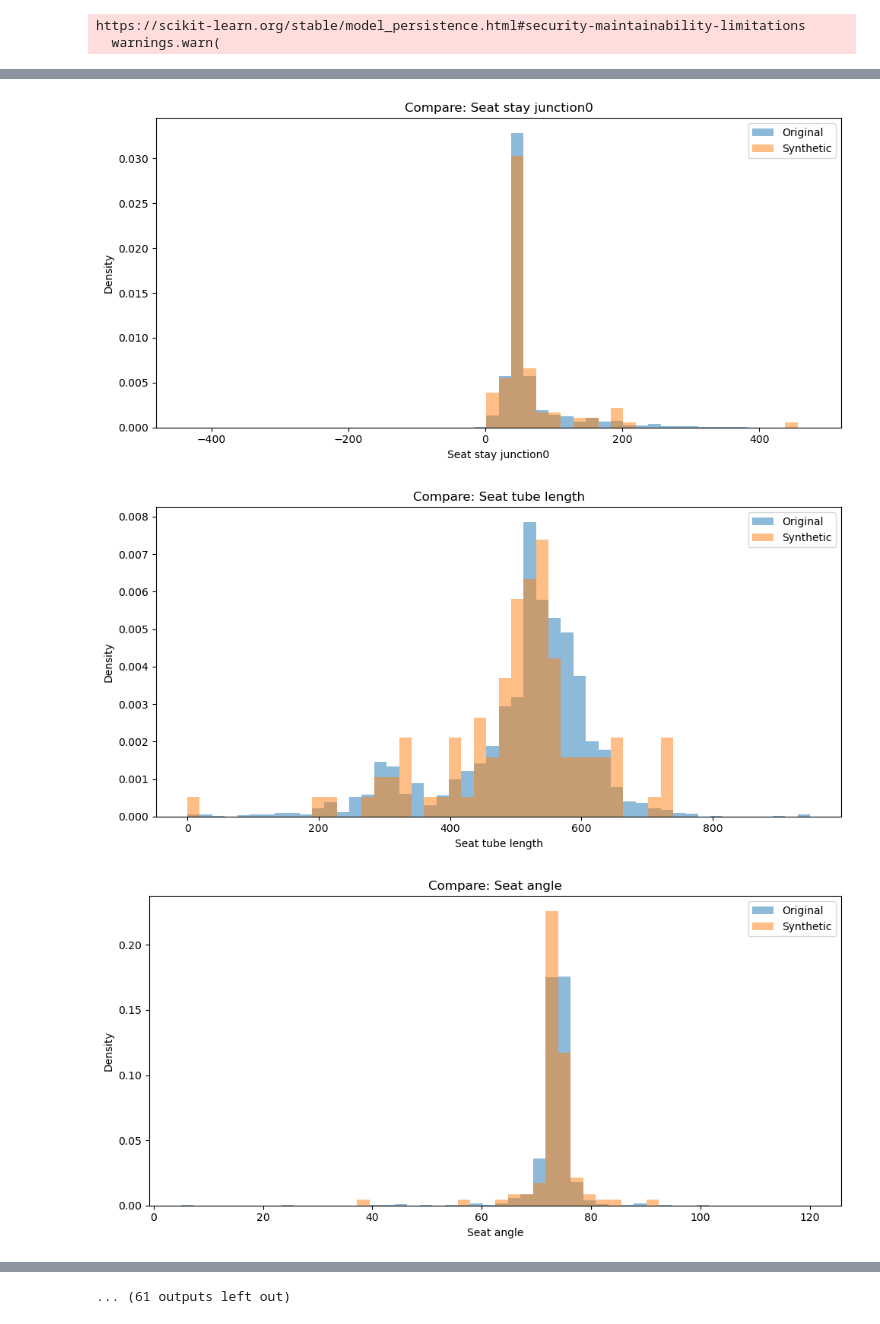
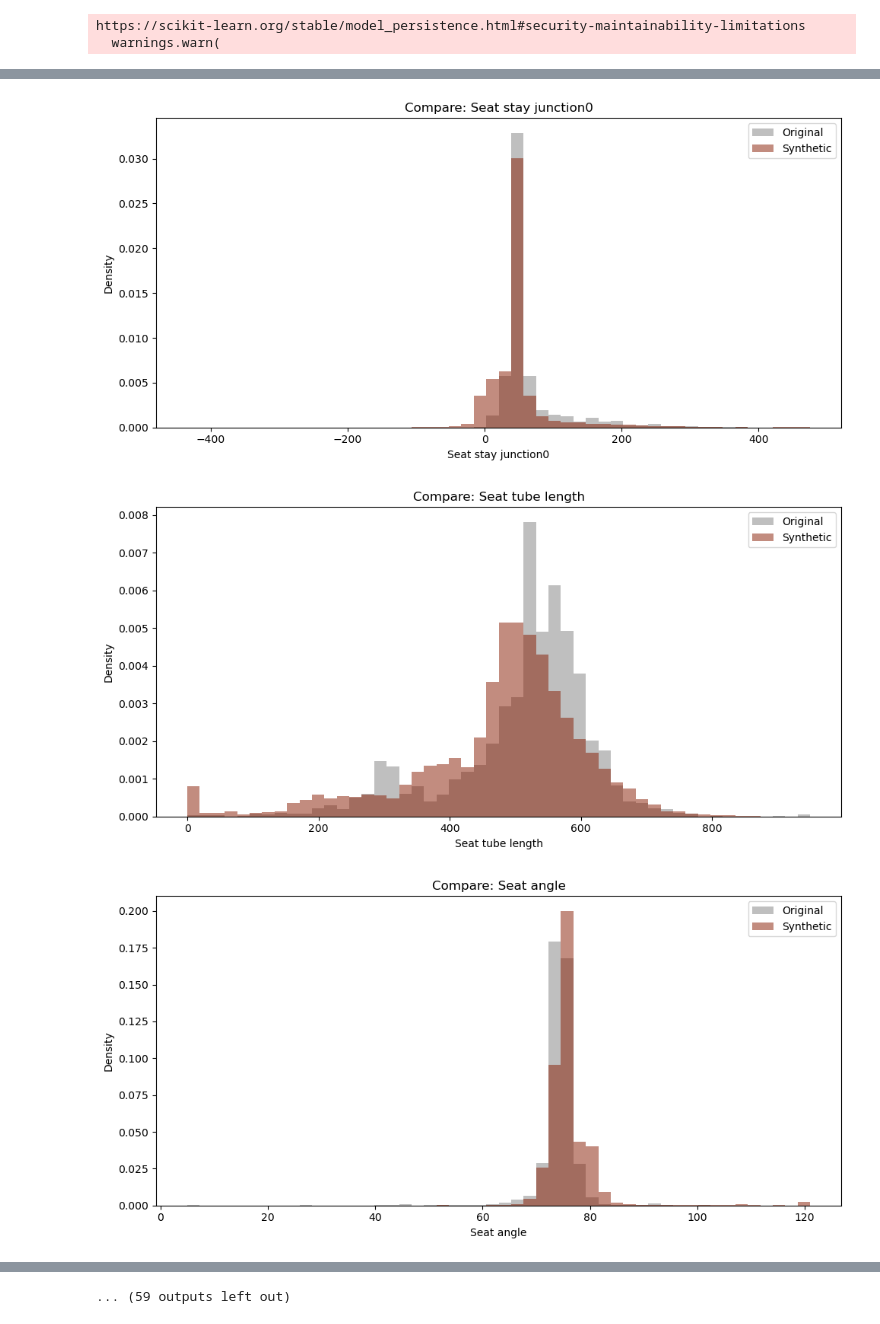
Before and after one commit to yazan-abu-obaideh/biked-commons, a Jupyter notebook: src/biked_commons/bike_embedding/synthetic_data_generation.ipynb, the cells around one changed output, grey strips where cells are left out. Saved outputs shown, nothing was run; the diff lists cells and outputs as text; code cells hidden in the pictures.

```diff
--- a/src/biked_commons/bike_embedding/synthetic_data_generation.ipynb
+++ b/src/biked_commons/bike_embedding/synthetic_data_generation.ipynb
@@ -63,11 +45,3 @@ for col in data.columns:
         data[col] = data[col] + np.ones_like(data[col])
         #make float
         data[col] = data[col].astype(float)
-# %%
-data.iloc[:,12]
-
-#count the number of unique values in column 12
-data.iloc[:,12].nunique()
-
-#add noise
-data.iloc[:,12] = data.iloc[:,12] + np.random.normal(0, 0.1, size=data.iloc[:,12].shape[0])
@@ -139,10 +48,10 @@ metadata_s
 # %%
-from sdv.single_table import GaussianCopulaSynthesizer, TVAESynthesizer, CTGANSynthesizer
+
 
 
 
 # synthesizer = GaussianCopulaSynthesizer(metadata, enforce_rounding = False, enforce_min_max_values=False)
-synthesizer = CTGANSynthesizer(metadata_s, verbose=True, epochs=1)
+synthesizer = CTGANSynthesizer(metadata, verbose=True, epochs=500)
 
 # synthesizer = GaussianCopulaSynthesizer(metadata, enforce_rounding = False, enforce_min_max_values=False, default_distribution='gaussian_kde')
-synthesizer.fit(data_s)
+synthesizer.fit(data)
@@ -150,0 +58,2 @@ We strongly recommend saving the metadata using 'save_to_json' for replicability
+# %%
+save_path = models_and_scalers_path("CTGAN.pkl")
@@ -151,3 +62,5 @@ We strongly recommend saving the metadata using 'save_to_json' for replicability
+# %%
+synthesizer = CTGANSynthesizer.load(filepath=save_path)
 # %%
 synthetic_collapsed = synthesizer.sample(num_rows=10000)
 # %%
@@ -250,6 +95,8 @@ def compare_distributions(
       - Numeric: overlaid, fixed‐width histograms
       - Categorical/boolean: side‐by‐side bar plots with equal bar width
     """
+    orig_color = 'gray'
+    synth_color = '#871a01'
     for col in real_df.columns:
         plt.figure(figsize=figsize)
         real = real_df[col]
@@ -265,8 +112,8 @@ def compare_distributions(
             lo, hi = np.min([r.min(), s.min()]), np.max([r.max(), s.max()])
             bins = np.linspace(lo, hi, numeric_bins + 1)
 
-            plt.hist(r, bins=bins, density=True, alpha=0.5, label='Original')
-            plt.hist(s, bins=bins, density=True, alpha=0.5, label='Synthetic')
+            plt.hist(r, bins=bins, density=True, alpha=0.5, label='Original', color = orig_color)
+            plt.hist(s, bins=bins, density=True, alpha=0.5, label='Synthetic', color = synth_color)
             plt.xlabel(col)
             plt.ylabel('Density')
 
@@ -287,8 +134,8 @@ def compare_distributions(
             x = np.arange(len(levels))
             width = 0.35
 
-            plt.bar(x - width/2, real_props,  width, label='Original')
-            plt.bar(x + width/2, synth_props, width, label='Synthetic')
+            plt.bar(x - width/2, real_props,  width, label='Original', color=orig_color, alpha=0.7)
+            plt.bar(x + width/2, synth_props, width, label='Synthetic', color=synth_color, alpha=0.7)
 
             # label ticks with the actual level names
             plt.xticks(x, [str(l) for l in levels])
@@ -310,3 +157,3 @@ compare_distributions(data, synthetic_collapsed, numeric_bins=50, figsize=(10, 5
-[figure, old version]
+[figure, new version]
-[figure, old version]
+[figure, new version]
-[figure, old version]
+[figure, new version]
@@ -317 +164 @@ compare_distributions(data, synthetic_collapsed, numeric_bins=50, figsize=(10, 5
-... (61 outputs left out)
+... (59 outputs left out)
```
Also changed, not shown: parts of 25 cells of this notebook, 7 other files.
